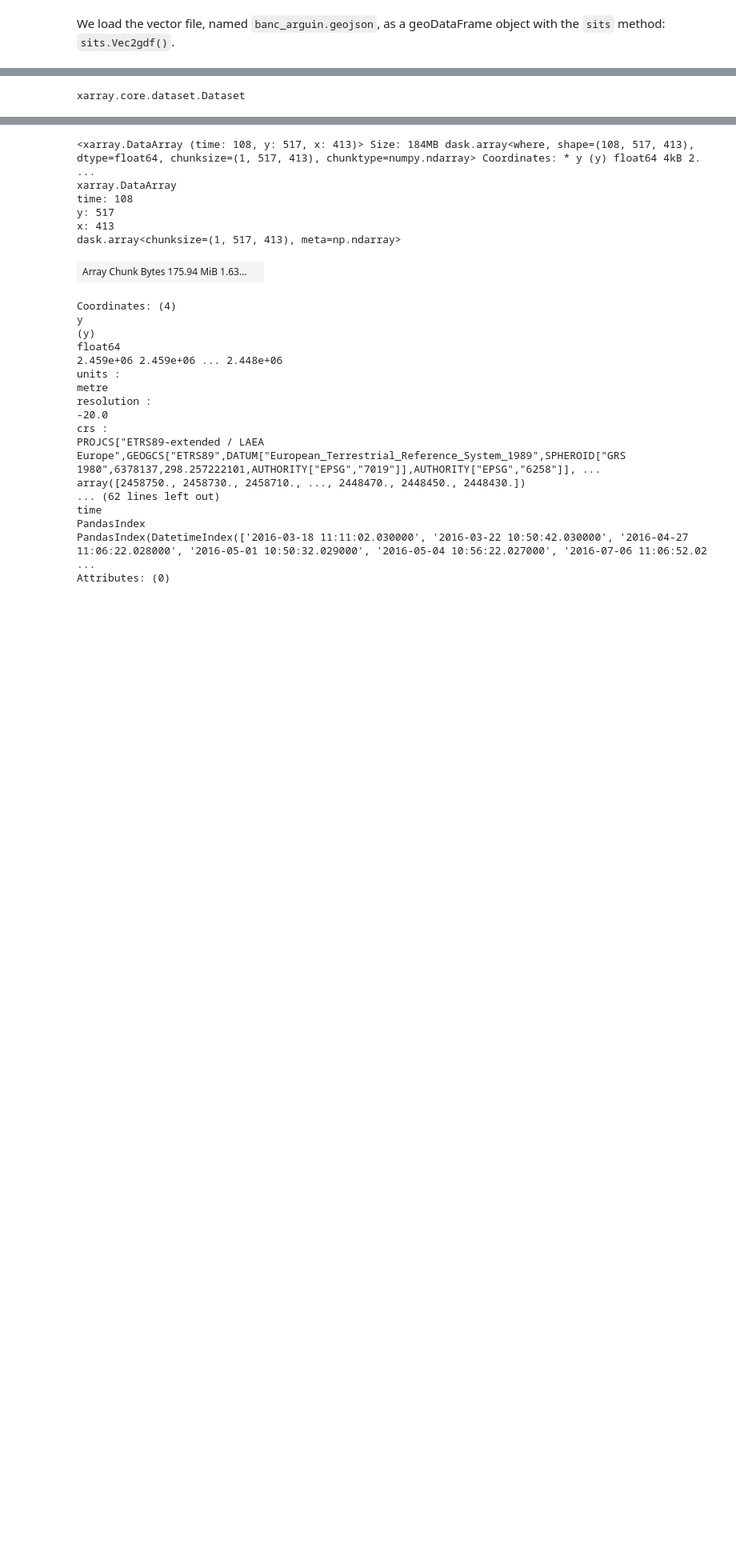
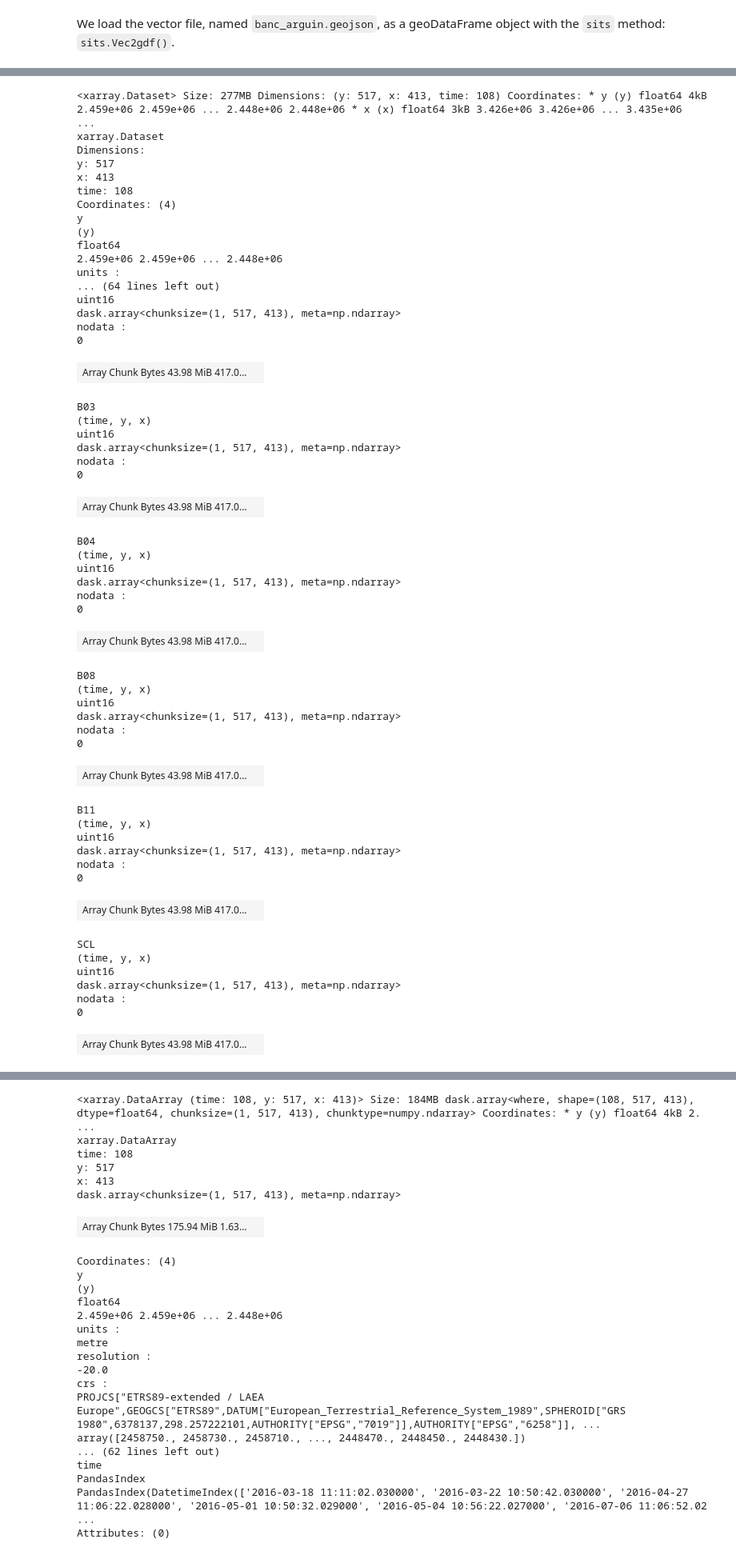
Before and after one commit to kenoz/SITS_utils, a Jupyter notebook: docs/source/tutorials/colab_sits_ex03.ipynb, the cells around one changed output, grey strips where cells are left out. Shown at 80% size. Saved outputs shown, nothing was run; the diff lists cells and outputs as text; code cells hidden in the pictures; blank space fills up the shorter version.

```diff
--- a/docs/source/tutorials/colab_sits_ex03.ipynb
+++ b/docs/source/tutorials/colab_sits_ex03.ipynb
@@ -126,18 +196,70 @@ In this example, we have only one area (one polygon) to process. We use the clas
 # %%
 # instance of the class sits.StacAttack()
 ts_S2 = sits.StacAttack(provider='mpc',
                         collection='sentinel-2-l2a',
-                        bands=['B03', 'B04', 'B08', 'SCL'])
+                        bands=['B02', 'B03', 'B04', 'B08', 'B11', 'SCL'])
 
 # search of items based on bbox coordinates and time interval criteria
 ts_S2.searchItems(bbox_4326,
                   date_start=datetime(2016, 1, 1),
                   date_end=datetime(2025, 1, 1),
                   query={"eo:cloud_cover": {"lt": 10}}
                  )
 # load of the time series in a lazy way
 ts_S2.loadCube(bbox_3035, resolution=20, crs_out=3035)
 
-type(ts_S2.cube)
+ts_S2.cube
 # %% [output]
-xarray.core.dataset.Dataset
+<xarray.Dataset> Size: 277MB Dimensions: (y: 517, x: 413, time: 108) Coordinates: * y (y) float64 4kB 2.459e+06 2.459e+06 ... 2.448e+06 2.448e+06 * x (x) float64 3kB 3.426e+06 3.426e+06 ... 3.435e+06  ...
+xarray.Dataset
+Dimensions:
+y: 517
+x: 413
+time: 108
+Coordinates: (4)
+y
+(y)
+float64
+2.459e+06 2.459e+06 ... 2.448e+06
+units :
+... (64 lines left out)
+uint16
+dask.array<chunksize=(1, 517, 413), meta=np.ndarray>
+nodata :
+0
+| Array Chunk Bytes 43.98 MiB 417.0... |  |
+B03
+(time, y, x)
+uint16
+dask.array<chunksize=(1, 517, 413), meta=np.ndarray>
+nodata :
+0
+| Array Chunk Bytes 43.98 MiB 417.0... |  |
+B04
+(time, y, x)
+uint16
+dask.array<chunksize=(1, 517, 413), meta=np.ndarray>
+nodata :
+0
+| Array Chunk Bytes 43.98 MiB 417.0... |  |
+B08
+(time, y, x)
+uint16
+dask.array<chunksize=(1, 517, 413), meta=np.ndarray>
+nodata :
+0
+| Array Chunk Bytes 43.98 MiB 417.0... |  |
+B11
+(time, y, x)
+uint16
+dask.array<chunksize=(1, 517, 413), meta=np.ndarray>
+nodata :
+0
+| Array Chunk Bytes 43.98 MiB 417.0... |  |
+SCL
+(time, y, x)
+uint16
+dask.array<chunksize=(1, 517, 413), meta=np.ndarray>
+nodata :
+0
+| Array Chunk Bytes 43.98 MiB 417.0... |  |
```
Also changed, not shown: parts of 46 cells of this notebook, 1 other file.
